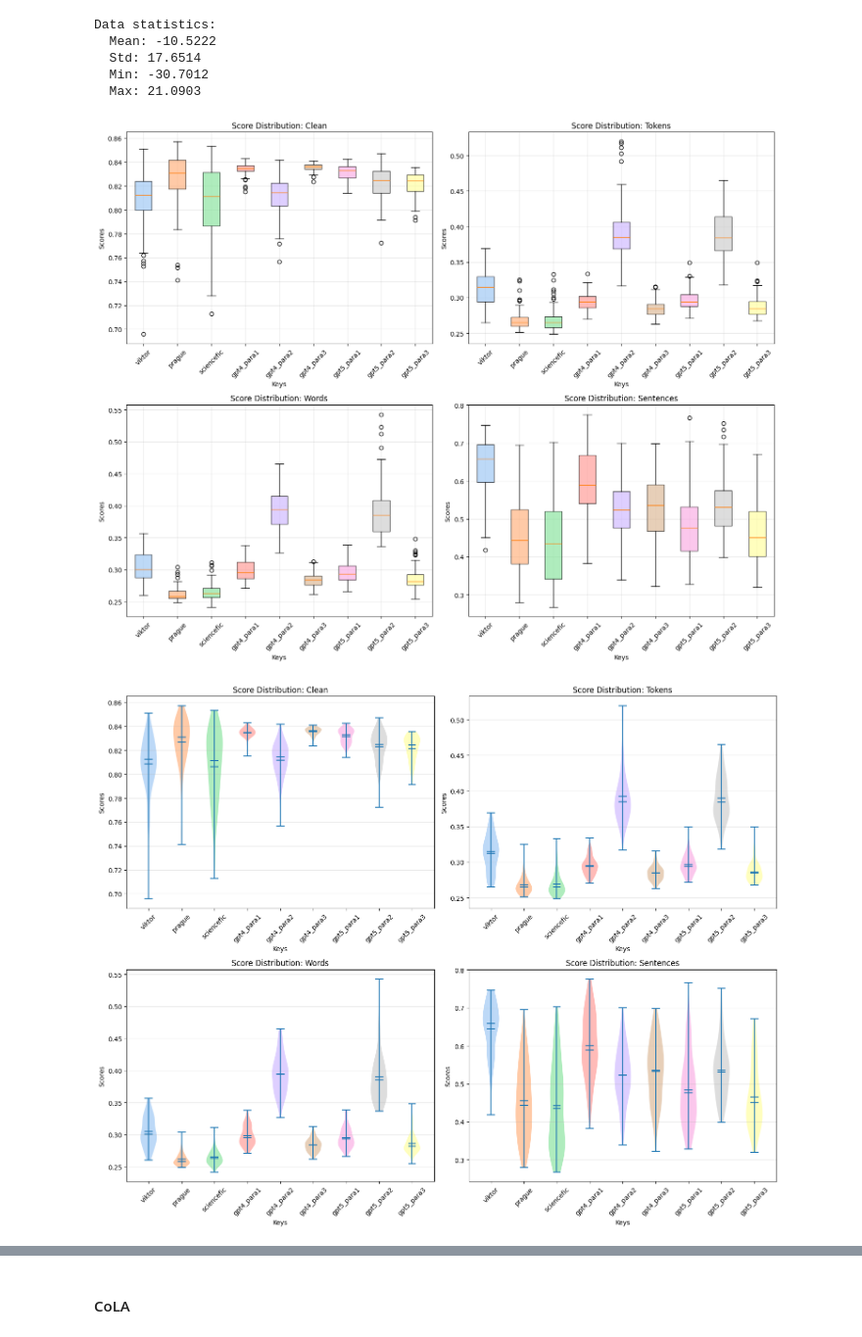
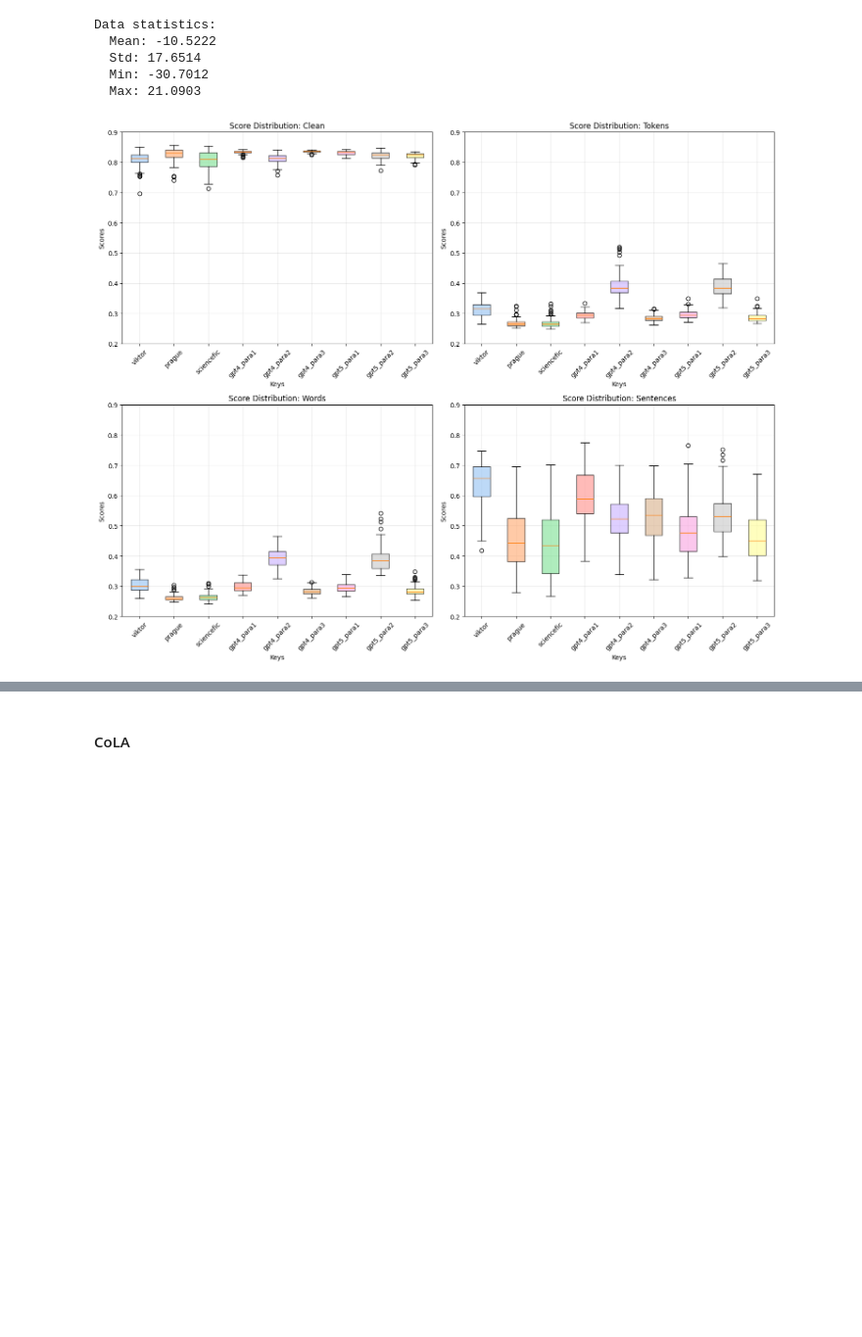
Before and after one commit to joaocnvdias/mech-i-coherence, a Jupyter notebook: vector-fields/plots/models-comparison.ipynb, the cells around one changed output, grey strips where cells are left out. Shown at 98% size. Cells and saved outputs as stored; diff of their text form; code cells hidden in the pictures; blank space fills up the shorter version.

```diff
--- a/vector-fields/plots/models-comparison.ipynb
+++ b/vector-fields/plots/models-comparison.ipynb
@@ -1031,9 +1327,7 @@ Data statistics:
   Min: -30.7012
   Max: 21.0903
 # %%
-plot_individual_text_types(normalized_results)
-plot_violin_individual(normalized_results)
-plot_strip_with_stats(normalized_results)
+plot_individual_text_types(normalized_results, ylim=(0.2,0.9))
+#plot_strip_with_stats(normalized_results)
 # %% [output]
-[figure, old version]
+[figure, new version]
-[figure, removed]
```
Also changed, not shown: parts of 12 cells of this notebook.
